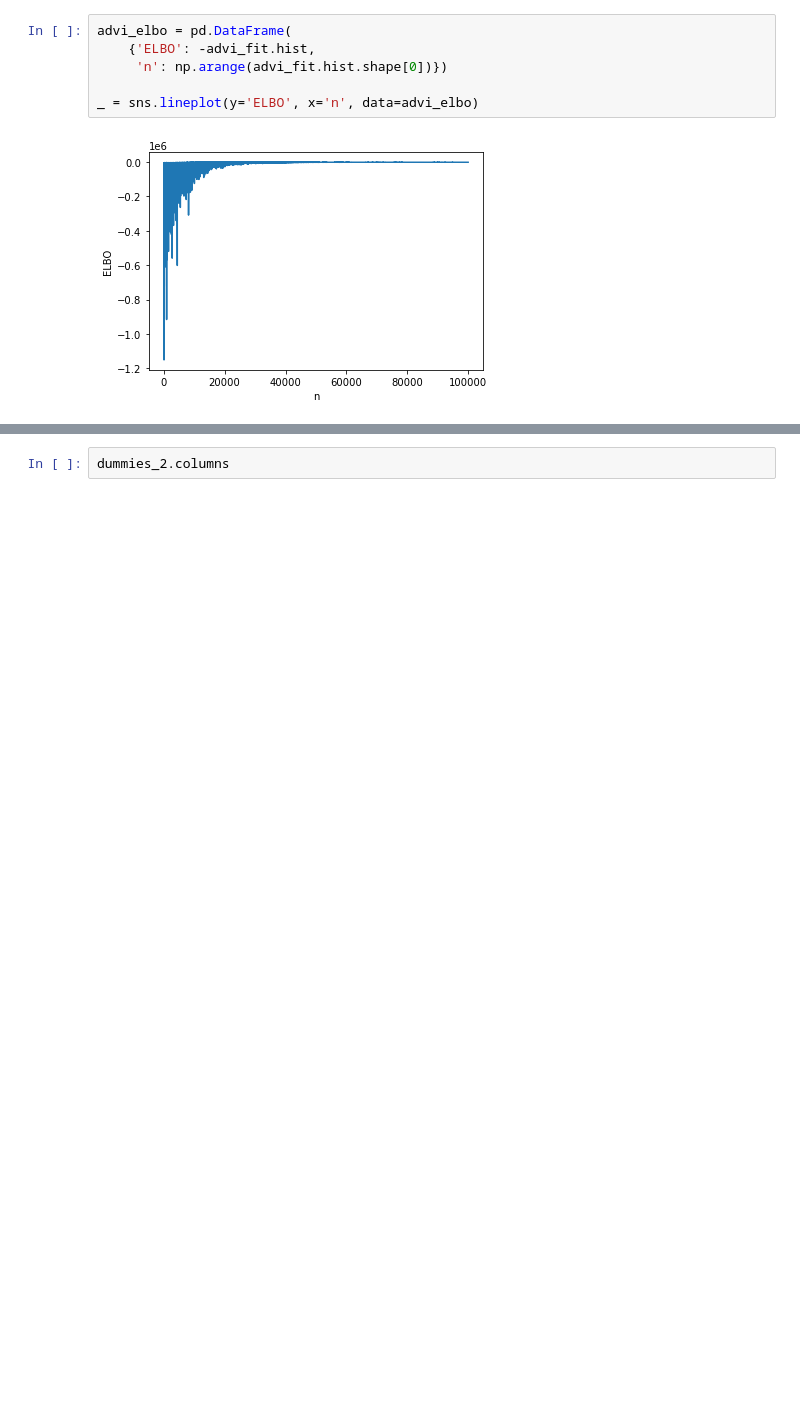
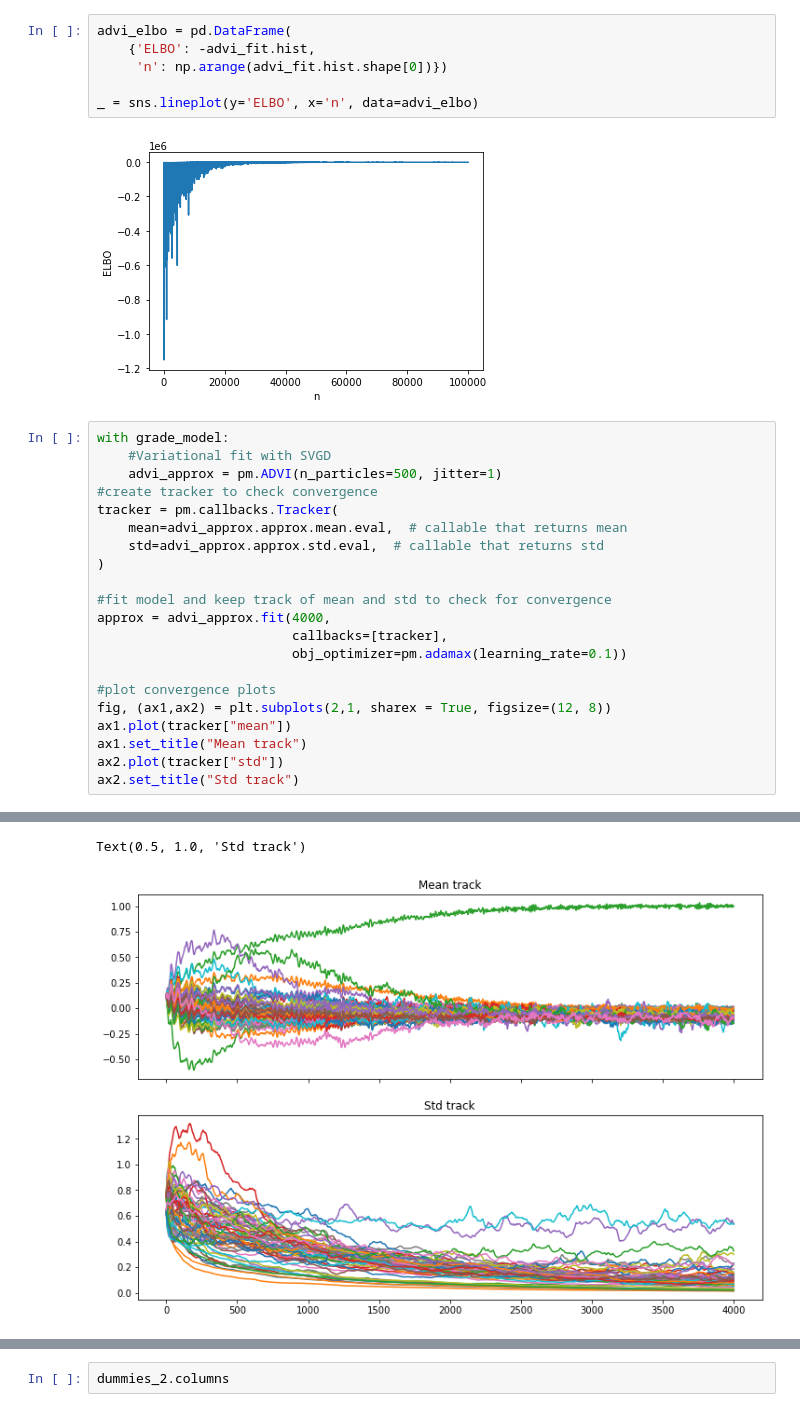
Before and after one commit to willtenpas/DS6040, a Jupyter notebook: Bayes Project.ipynb, the cells around one changed output, grey strips where cells are left out. Saved outputs shown, nothing was run; the diff lists cells and outputs as text; blank space fills up the shorter version.

Commit message:
with convergence

```diff
--- a/Bayes Project.ipynb
+++ b/Bayes Project.ipynb
@@ -561,3 +561,25 @@ advi_elbo = pd.DataFrame(
 _ = sns.lineplot(y='ELBO', x='n', data=advi_elbo)
 # %% [output]
 [figure]
+# %%
+with grade_model:
+    #Variational fit with SVGD
+    advi_approx = pm.ADVI(n_particles=500, jitter=1)
+#create tracker to check convergence
+tracker = pm.callbacks.Tracker(
+    mean=advi_approx.approx.mean.eval,  # callable that returns mean
+    std=advi_approx.approx.std.eval,  # callable that returns std
+)
+
+#fit model and keep track of mean and std to check for convergence
+approx = advi_approx.fit(4000,
+                         callbacks=[tracker],
+                         obj_optimizer=pm.adamax(learning_rate=0.1))
+
+#plot convergence plots
+fig, (ax1,ax2) = plt.subplots(2,1, sharex = True, figsize=(12, 8))
+ax1.plot(tracker["mean"])
+ax1.set_title("Mean track")
+ax2.plot(tracker["std"])
+ax2.set_title("Std track")
+# %% [output]
@@ -564,3 +588,5 @@ _ = sns.lineplot(y='ELBO', x='n', data=advi_elbo)
+Text(0.5, 1.0, 'Std track')
+[figure, added]
 # %%
 grade_advi_trace = advi_fit.sample(5000)
 with grade_model:
```
Also changed, not shown: parts of 7 cells of this notebook, 1 other file.
